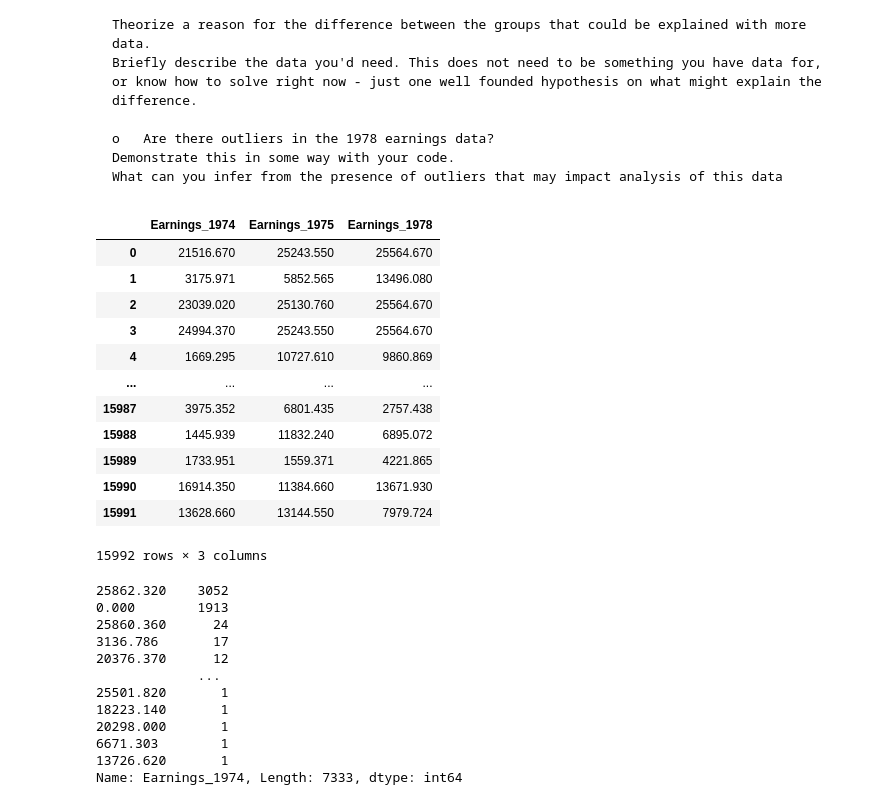
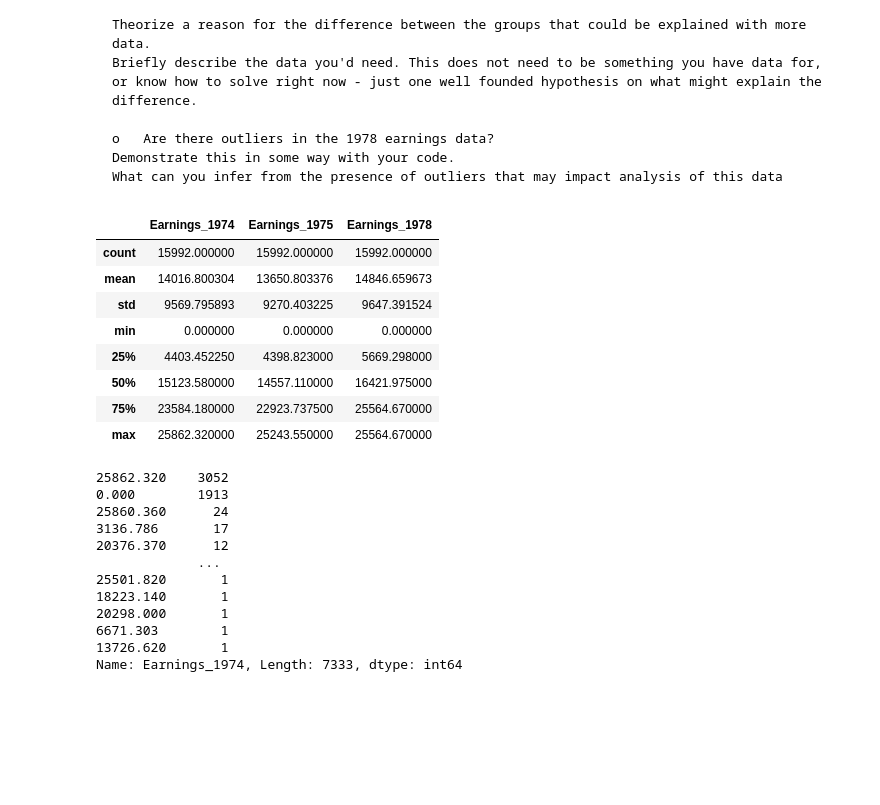
Before and after one commit to Soniyasunny1/Assignment, a Jupyter notebook: AssignmentStatsNEW.ipynb, the cells around one changed output. Drawn from its saved outputs; the diff is of its cells as text; code cells hidden in the pictures; blank space fills up the shorter version.

Commit message:
edited questions 2 and 3

```diff
--- a/AssignmentStatsNEW.ipynb
+++ b/AssignmentStatsNEW.ipynb
@@ -306,28 +315,31 @@ dfnhi.describe()
     Demonstrate this in some way with your code.
     What can you infer from the presence of outliers that may impact analysis of this data
 # %%
+#    o	Make and plot a graph or graph of your choosing of the 3 earnings values, in order to answer the below question.
+#    Identify how the graph gave you your answer.
+#            	What is one conclusion could you draw from visualizing of the earnings in the different year?
+#            Please express it in plain language/non-statistics terms/as though you were explaining to one of your friends
+#            what happened to earnings between 1974 and 1978?
+
 dfThird = df[["Earnings_1974", "Earnings_1975", "Earnings_1978"]]
 #dfThird = dfThird[dfThird["Earnings_1974"] > 0]
 #dfThird = dfThird[dfThird["Earnings_1975"] > 0]
 #dfThird = dfThird[dfThird["Earnings_1978"] > 0]
 #dfThird = dfThird[dfThird["Earnings_1974"] < 25570]
 #dfThird = dfThird[dfThird["Earnings_1975"] < 25570]
 #dfThird = dfThird[dfThird["Earnings_1978"] < 25570]
-dfThird
+#dfThird
+dfThird.describe()
 # %% [output]
 |  | Earnings_1974 | Earnings_1975 | Earnings_1978 |
-| 0 | 21516.670 | 25243.550 | 25564.670 |
-| 1 | 3175.971 | 5852.565 | 13496.080 |
-| 2 | 23039.020 | 25130.760 | 25564.670 |
-| 3 | 24994.370 | 25243.550 | 25564.670 |
-| 4 | 1669.295 | 10727.610 | 9860.869 |
-| ... | ... | ... | ... |
-| 15987 | 3975.352 | 6801.435 | 2757.438 |
-| 15988 | 1445.939 | 11832.240 | 6895.072 |
-| 15989 | 1733.951 | 1559.371 | 4221.865 |
-| 15990 | 16914.350 | 11384.660 | 13671.930 |
-| 15991 | 13628.660 | 13144.550 | 7979.724 |
+| count | 15992.000000 | 15992.000000 | 15992.000000 |
+| mean | 14016.800304 | 13650.803376 | 14846.659673 |
+| std | 9569.795893 | 9270.403225 | 9647.391524 |
+| min | 0.000000 | 0.000000 | 0.000000 |
+| 25% | 4403.452250 | 4398.823000 | 5669.298000 |
+| 50% | 15123.580000 | 14557.110000 | 16421.975000 |
+| 75% | 23584.180000 | 22923.737500 | 25564.670000 |
+| max | 25862.320000 | 25243.550000 | 25564.670000 |
-15992 rows × 3 columns
 # %%
 df["Earnings_1974"].value_counts().sort_values(ascending=False)
 # %% [output]
```
Also changed, not shown: parts of 23 cells of this notebook.
